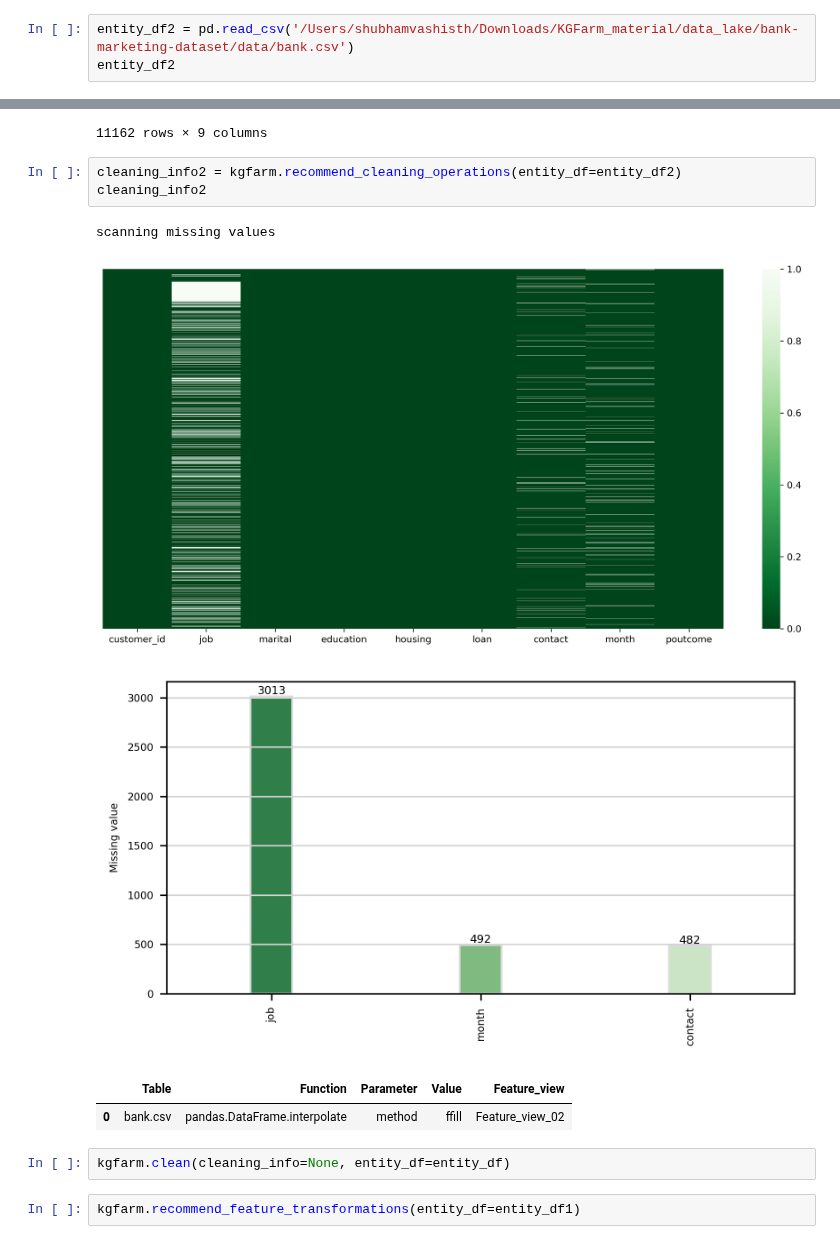
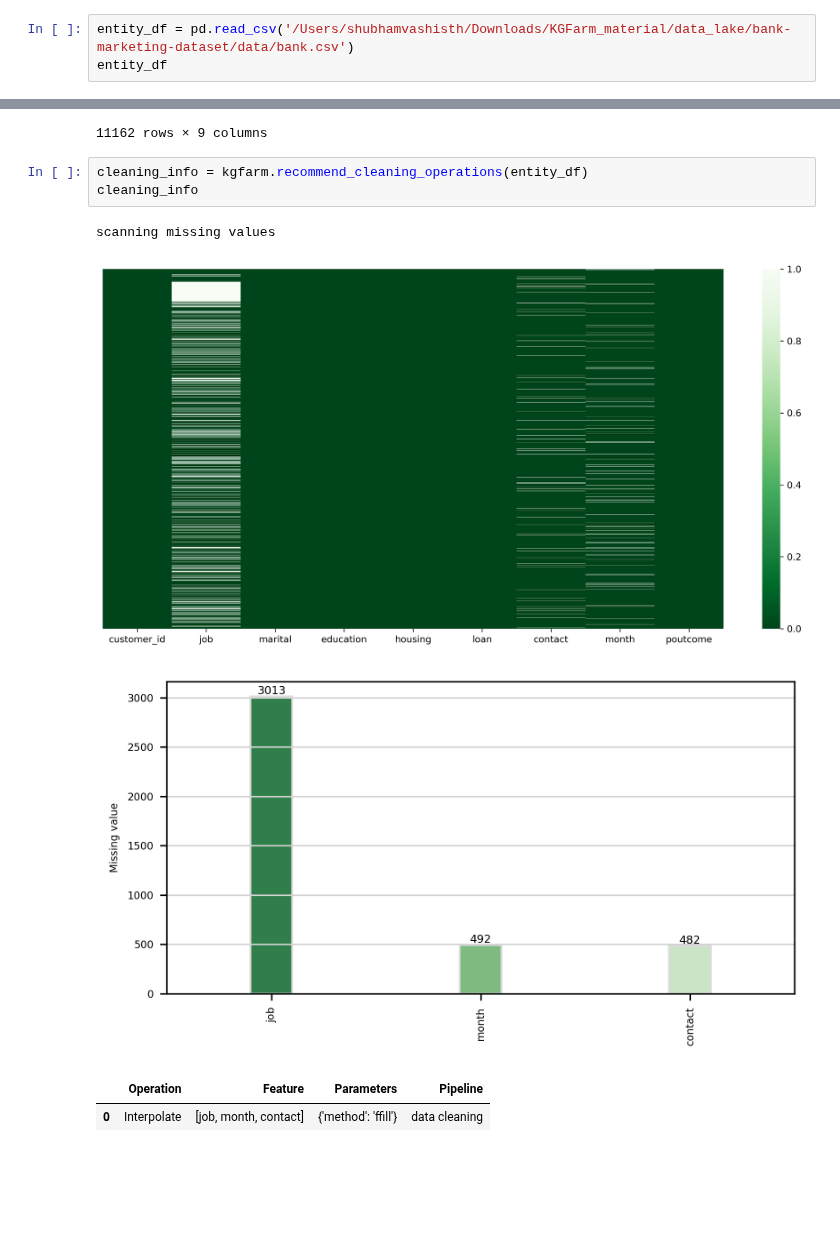
Before and after one commit to CoDS-GCS/KGFarm, a Jupyter notebook: docs/concepts/feature cleaning.ipynb, the cells around one changed output, grey strips where cells are left out. Drawn from its saved outputs; the diff is of its cells as text; blank space fills up the shorter version.

```diff
--- a/docs/concepts/feature cleaning.ipynb
+++ b/docs/concepts/feature cleaning.ipynb
@@ -90,6 +161,6 @@ Wall time: 1.11 s
 # %%
-entity_df2 = pd.read_csv('/Users/shubhamvashisth/Downloads/KGFarm_material/data_lake/bank-marketing-dataset/data/bank.csv')
-entity_df2
+entity_df = pd.read_csv('/Users/shubhamvashisth/Downloads/KGFarm_material/data_lake/bank-marketing-dataset/data/bank.csv')
+entity_df
 # %% [output]
 |  | customer_id | job | marital | education | housing | loan | contact | month | poutcome |
 | 0 | C_07000 | admin. | married | secondary | 1 | no | unknown | may | unknown |
@@ -105,15 +176,11 @@ entity_df2
 | 11161 | C_18161 | technician | married | secondary | 0 | no | cellular | jul | unknown |
 11162 rows × 9 columns
 # %%
-cleaning_info2 = kgfarm.recommend_cleaning_operations(entity_df=entity_df2)
-cleaning_info2
+cleaning_info = kgfarm.recommend_cleaning_operations(entity_df)
+cleaning_info
 # %% [output]
 scanning missing values
 [figure]
 [figure]
-|  | Table | Function | Parameter | Value | Feature_view |
-| 0 | bank.csv | pandas.DataFrame.interpolate | method | ffill | Feature_view_02 |
+|  | Operation | Feature | Parameters | Pipeline |
+| 0 | Interpolate | [job, month, contact] | {'method': 'ffill'} | data cleaning |
-# %%
-kgfarm.clean(cleaning_info=None, entity_df=entity_df)
-# %%
-kgfarm.recommend_feature_transformations(entity_df=entity_df1)
```
Also changed, not shown: parts of 10 cells of this notebook, 1 other file.
